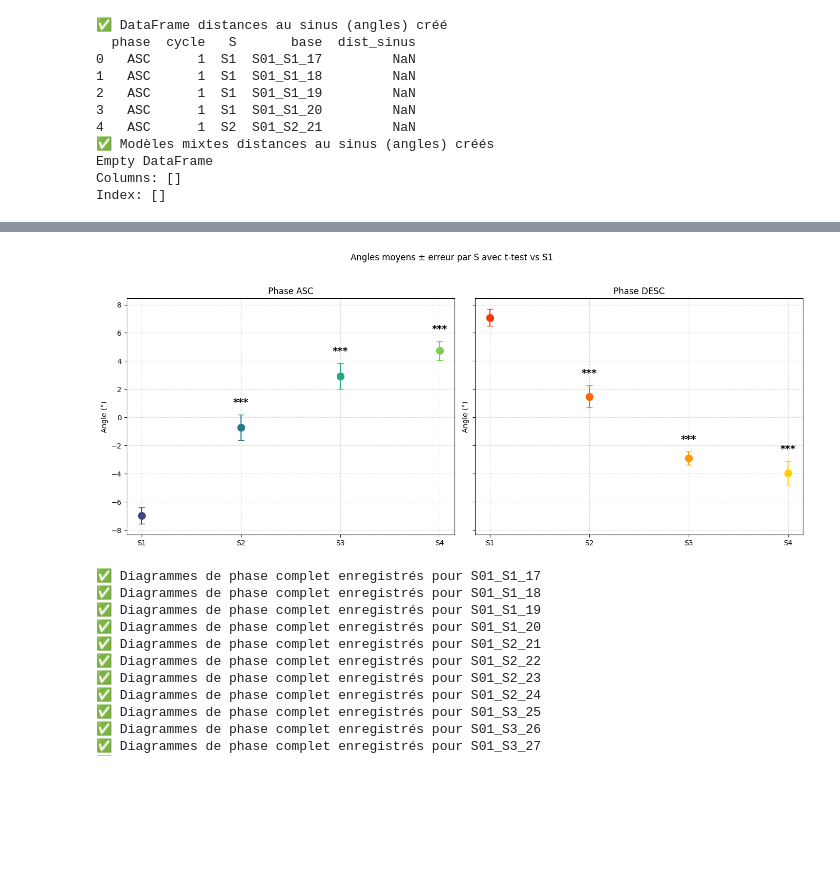
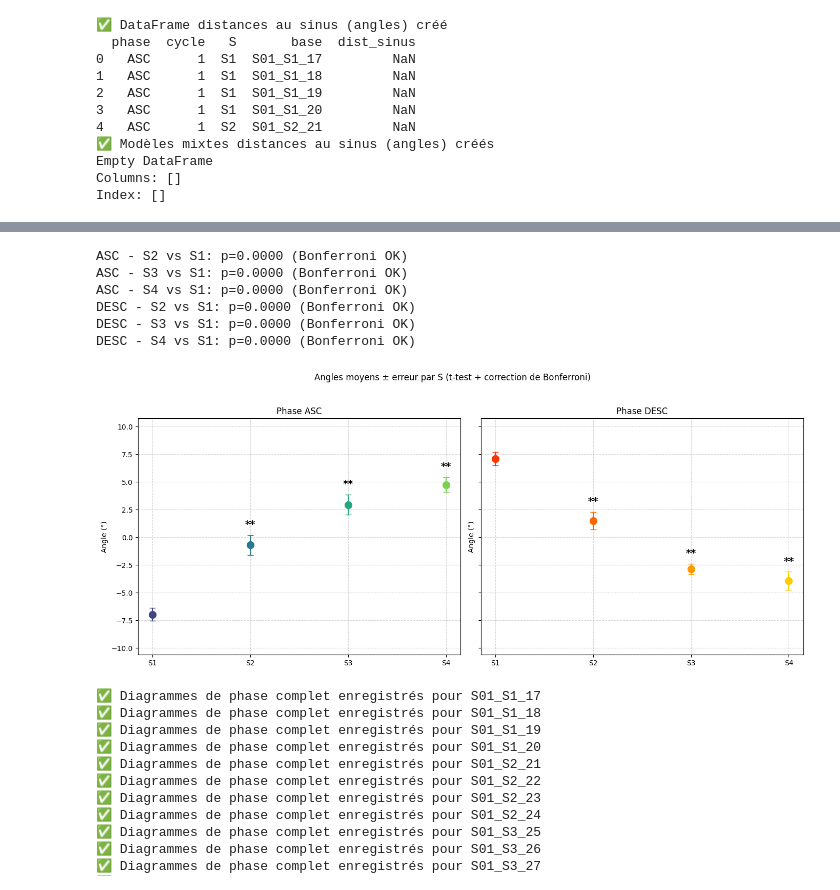
Before and after one commit to cyriac1205/Projet-4-en-G-nie-biom-dical, a Jupyter notebook: S01_S.ipynb, the cells around one changed output, grey strips where cells are left out. Cells and saved outputs as stored; diff of their text form; code cells hidden in the pictures; blank space fills up the shorter version.

Commit message:
dernier fix des tests stats + comparaison entre sujets, j'arrete les stats jusque le fin de l annee, j en ai marre

```diff
--- a/S01_S.ipynb
+++ b/S01_S.ipynb
@@ -1881,14 +1949,18 @@ warnings.filterwarnings("ignore")
 # Paramètres
 # -----------------------
 S_order = ["S1","S2","S3","S4"]
+
 phase_colors = {
     "ASC": cm.viridis(np.linspace(0.2,0.8,len(S_order))),
     "DESC": cm.autumn(np.linspace(0.2,0.8,len(S_order)))
 }
-error_type = "std"  # std ou sem
+
+alpha = 0.1
+n_comparisons = len(S_order) - 1  # vs S1
+alpha_corr = alpha / n_comparisons  # Bonferroni
 
 # -----------------------
-# Préparer figure
+# Figure
 # -----------------------
 fig, axes = plt.subplots(1, 2, figsize=(14,6), sharey=True)
 phases = df_stats_S["phase"].unique()
@@ -1896,49 +1968,67 @@ phases = df_stats_S["phase"].unique()
 for ax, phase in zip(axes, phases):
     df_phase = df_stats_S[df_stats_S["phase"]==phase]
 
-    # Moyenne et écart type par S (propagation std)
+    # stats par S
     df_S_stats = df_phase.groupby("S").agg(
         mean_val=("angle_mean","mean"),
         std_val=("angle_mean","std"),
         n=("angle_mean","count")
     ).reset_index()
+
     df_S_stats["std_err"] = df_S_stats["std_val"]/np.sqrt(df_S_stats["n"])
 
     for i, S in enumerate(S_order):
         row = df_S_stats[df_S_stats["S"]==S]
         if row.empty:
             continue
+
         mean_val = row["mean_val"].values[0]
         std_err = row["std_err"].values[0]
         color = phase_colors[phase][i]
 
-        ax.errorbar(i, mean_val, yerr=std_err, fmt='o', color=color,
-                    capsize=4, markersize=10)
+        ax.errorbar(i, mean_val, yerr=std_err, fmt='o',
+                    color=color, capsize=4, markersize=10)
 
-        # Test t-test vs S1
+        # -----------------------
+        # T-test + Bonferroni vs S1
+        # -----------------------
         if S != "S1":
             data_S = df_phase[df_phase["S"]==S]["angle_mean"].values
             data_S1 = df_phase[df_phase["S"]=="S1"]["angle_mean"].values
+
             try:
                 t_stat, p_val = ttest_ind(data_S, data_S1, equal_var=False)
-                if p_val < 0.05:
-                    star = "***" if p_val<0.001 else "**" if p_val<0.01 else "*"
+
+                if p_val < alpha_corr:
+                    star = "**"
+
                     ax.text(i, mean_val + std_err + 0.5, star,
-                            ha="center", va="bottom", fontsize=14, fontweight="bold")
+                            ha="center", va="bottom",
+                            fontsize=14, fontweight="bold")
+
+                    print(f"{phase} - {S} vs S1: p={p_val:.4f} (Bonferroni OK)")
+
             except:
                 pass
 
     ax.set_title(f"Phase {phase}")
     ax.set_xticks(range(len(S_order)))
     ax.set_xticklabels(S_order)
     ax.set_ylabel("Angle (°)")
     ax.grid(True, linestyle="--", alpha=0.5)
+    ax.margins(y=0.2)
 
-plt.suptitle("Angles moyens ± erreur par S avec t-test vs S1")
+plt.suptitle("Angles moyens ± erreur par S (t-test + correction de Bonferroni)")
 plt.tight_layout(rect=[0,0,1,0.95])
 plt.show()
 # %% [output]
+ASC - S2 vs S1: p=0.0000 (Bonferroni OK)
+ASC - S3 vs S1: p=0.0000 (Bonferroni OK)
+ASC - S4 vs S1: p=0.0000 (Bonferroni OK)
+DESC - S2 vs S1: p=0.0000 (Bonferroni OK)
+DESC - S3 vs S1: p=0.0000 (Bonferroni OK)
+DESC - S4 vs S1: p=0.0000 (Bonferroni OK)
-[figure, old version]
+[figure, new version]
 # %%
 # ====== DOSSIER DES PLOTS ======
 dossier_root = "Cinematique_S01_S"
```
Also changed, not shown: parts of 6 cells of this notebook, 9 other files.
